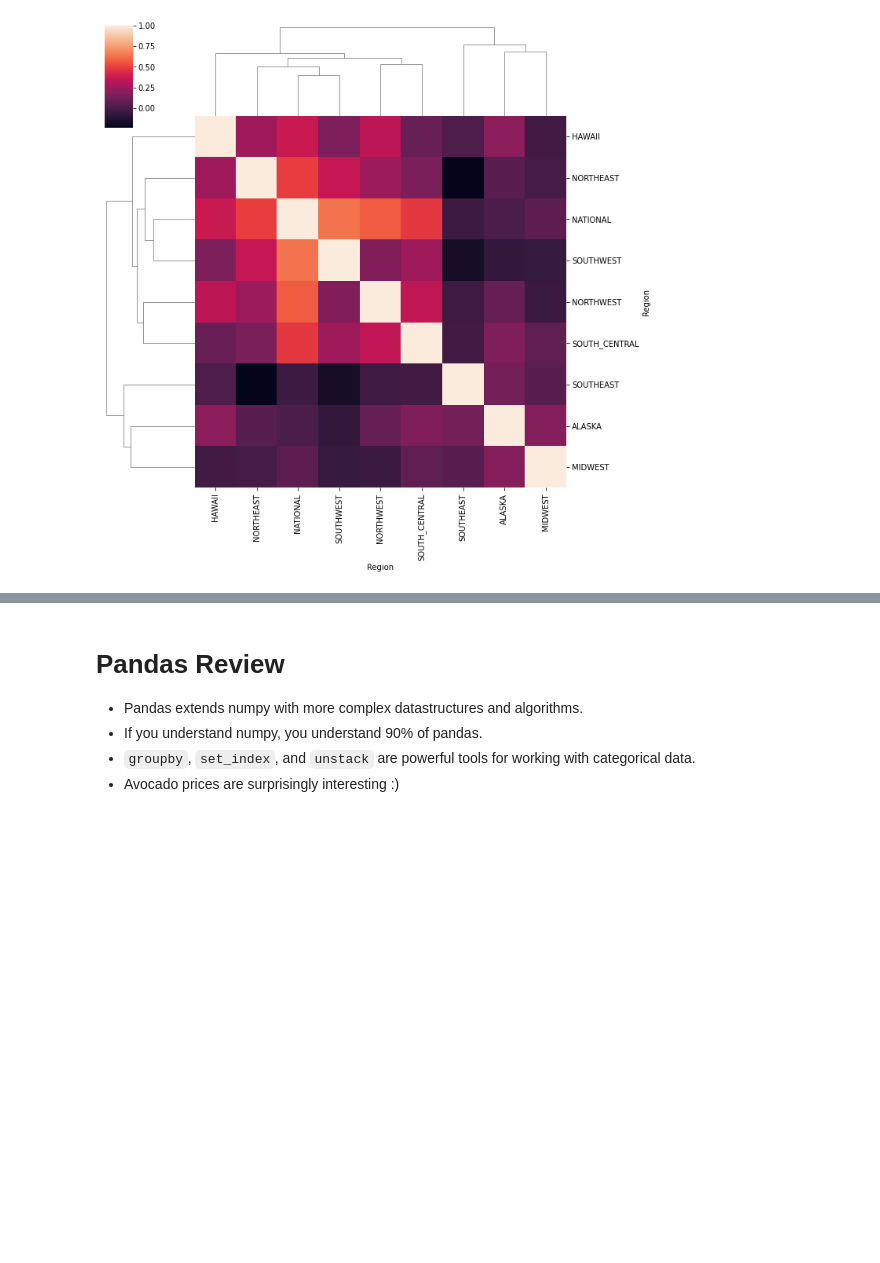
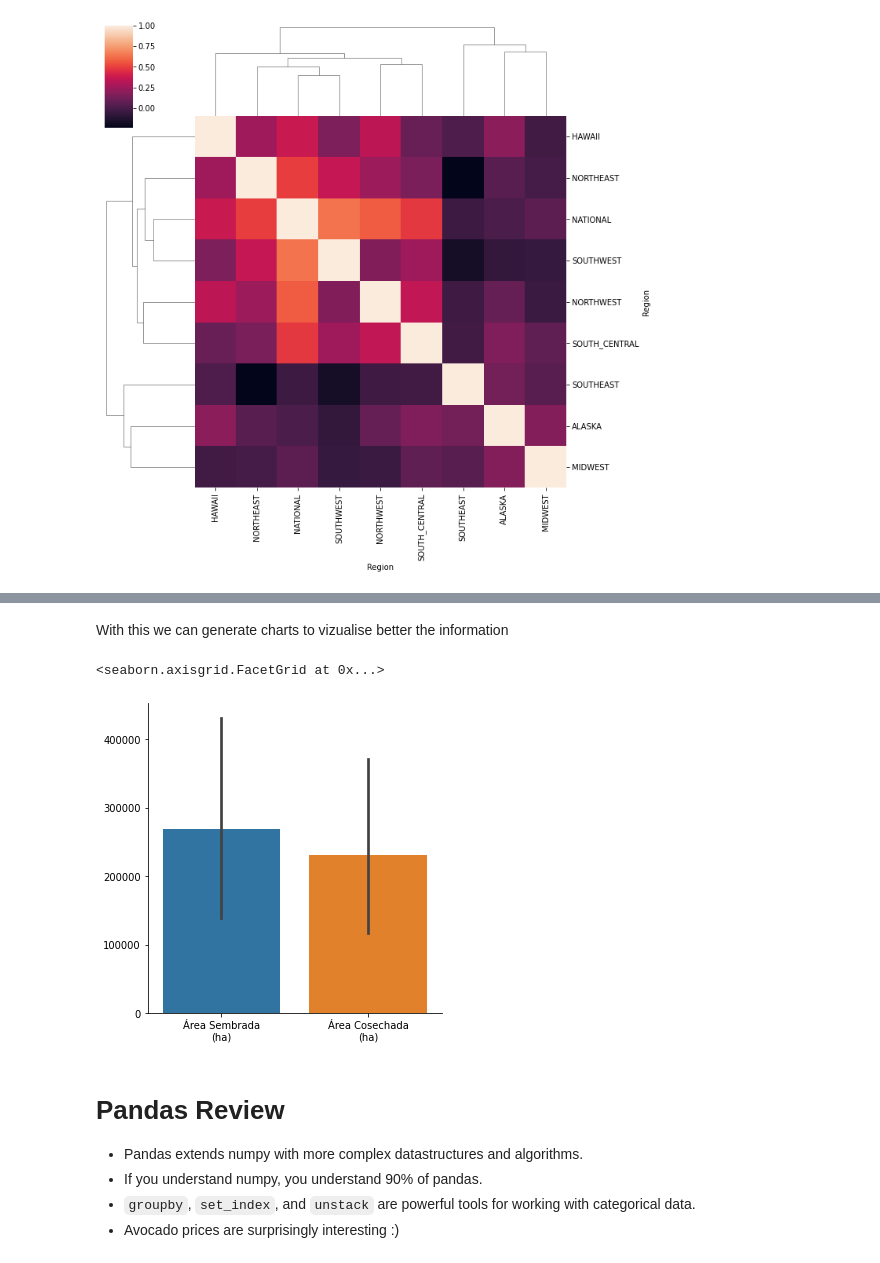
Before and after one commit to jahelsantiago/AlgorithmsUN2021I, a Jupyter notebook: lab2/jleonro_scottsanderson.ipynb, the cells around one changed output, grey strips where cells are left out. Cells and saved outputs as stored; diff of their text form; code cells hidden in the pictures; blank space fills up the shorter version.

```diff
--- a/lab2/jleonro_scottsanderson.ipynb
+++ b/lab2/jleonro_scottsanderson.ipynb
@@ -1647,0 +1651,6 @@ ax.set_xticklabels(ax.get_xticklabels(), rotation=45);
+# %%
+#first read the data and review its content
+path = "/content/Evaluaciones_Agropecuarias_Municipales_EVA.csv"
+data = pd.read_csv(path)
+
+data.head()
@@ -1647,0 +1700,3 @@ ax.set_xticklabels(ax.get_xticklabels(), rotation=45);
+# %%
+cultivo = data.groupby(["CULTIVO"])[["Área Sembrada\n(ha)", "Área Cosechada\n(ha)"]].sum()
+print(cultivo)
@@ -1648,3 +1719,10 @@ ax.set_xticklabels(ax.get_xticklabels(), rotation=45);
+# %% [markdown]
+With this we can generate charts to vizualise better the information
+# %%
+sns.catplot(kind="bar",data = cultivo)
+# %% [output]
+<seaborn.axisgrid.FacetGrid at 0x...>
+[figure, added]
 # %% [markdown]
 # Pandas Review
 
```
Also changed, not shown: parts of 6 cells of this notebook.
